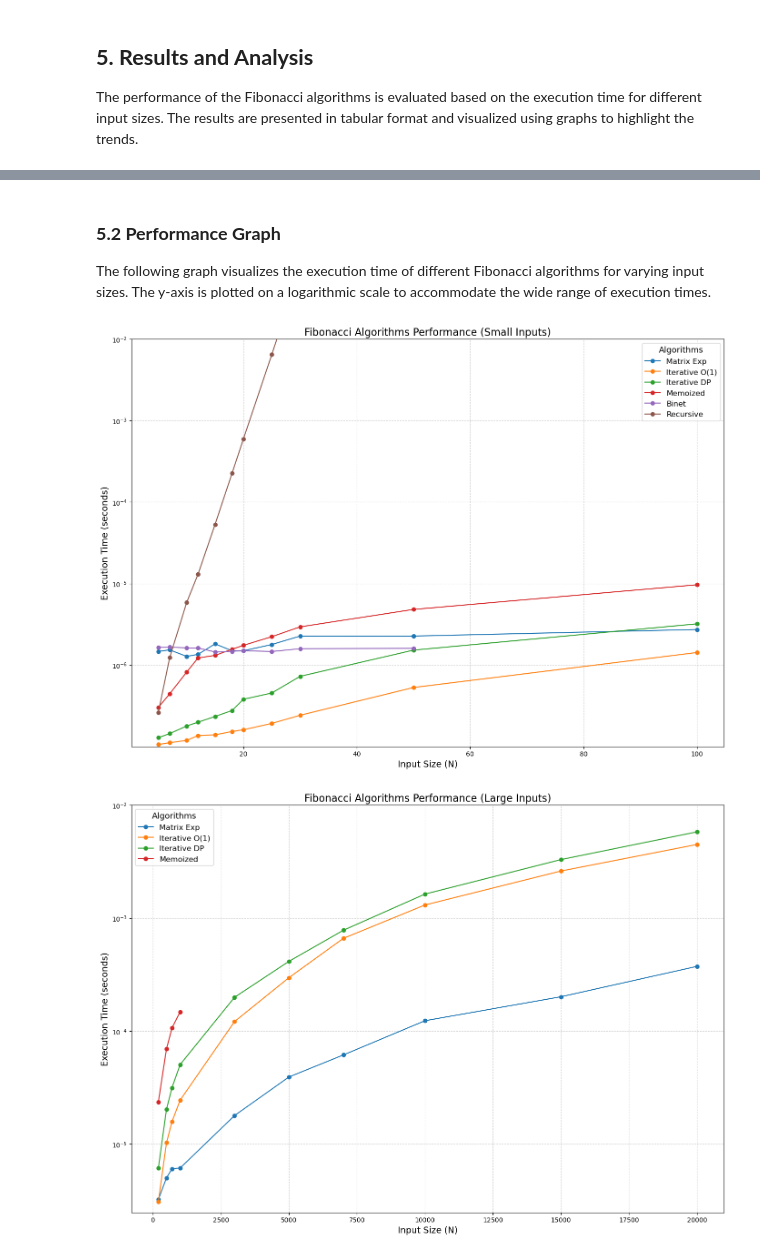
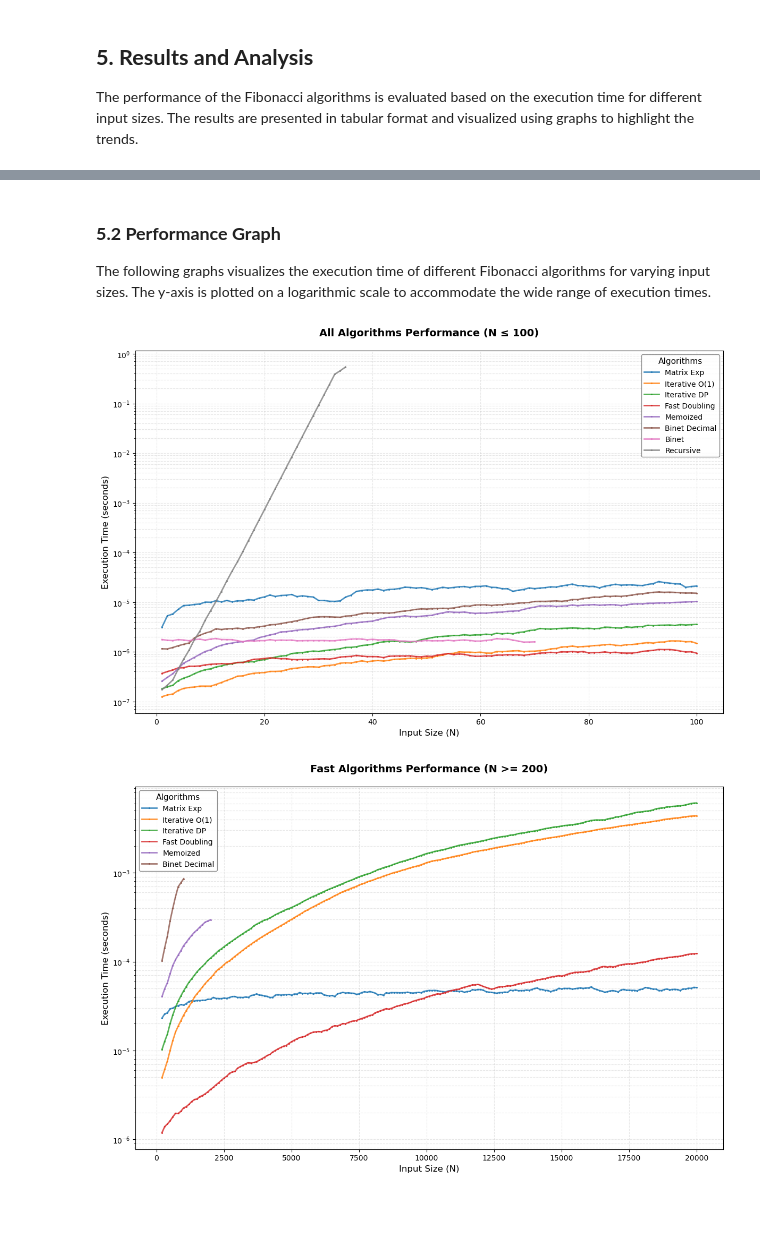
Before and after one commit to sergedbs/algorithms-analysis, a Jupyter notebook: notebooks/01-fibonacci/01-fibonacci.ipynb, the cells around one changed output, grey strips where cells are left out. Cells and saved outputs as stored; diff of their text form; code cells hidden in the pictures; blank space fills up the shorter version.

```diff
--- a/notebooks/01-fibonacci/01-fibonacci.ipynb
+++ b/notebooks/01-fibonacci/01-fibonacci.ipynb
@@ -189,7 +196,7 @@ $$
 # %%
 def fib_binet(n):
     if n > 70:
-        return "Overflow"
+        return -1
     phi = (1 + np.sqrt(5)) / 2
     psi = (1 - np.sqrt(5)) / 2
     return int((phi ** n - psi ** n) / np.sqrt(5))
@@ -251,9 +350,0 @@ fib_methods = {
-# %%
-# Function to measure execution time
-def measure_time(func, n, trials=5, number=50):
-
-    wrapper = lambda: func(n)
-    times = timeit.repeat(wrapper, repeat=trials, number=number)
-
-    result = func(n)
-    return result, np.median(times) / number
@@ -317,7 +410,33 @@ Running Iterative O(1) method for N = 20000...
+# %%
+# Test the performance measurement function
+def test_fibonacci_performance(test_values, trials=10):
+    results = []
+
+    with tqdm(test_values, desc="Testing N values", unit="n") as pbar:
+        for n in pbar:
+            row = {"N": n}
+            gc.collect()  # Clean up memory before each N
+
+            pbar.set_description(f"N={n}")
+
+            for name, func in fib_methods.items():
+                try:
+                    result, exec_time = measure_time(func, n, trials=trials)
+                    row[name] = "OVERFLOW" if result == "OVERFLOW" else exec_time
+                except Exception as e:
+                    print(f"\nError with {name} for n={n}: {e}")
+                    row[name] = "ERROR"
+
+            results.append(row)
+
+    return pd.DataFrame(results)
 # %% [markdown]
 ## **5. Results and Analysis**
 
 The performance of the Fibonacci algorithms is evaluated based on the execution time for different input sizes. The results are presented in tabular format and visualized using graphs to highlight the trends.
+# %%
+# Run performance test
+df_results = test_fibonacci_performance(test_inputs)
 # %% [markdown]
 ### **5.1 Execution Time Table**
 
@@ -364,4 +479,4 @@ export_results(df_results)
 # %% [markdown]
 ### **5.2 Performance Graph**
 
-The following graph visualizes the execution time of different Fibonacci algorithms for varying input sizes. The y-axis is plotted on a logarithmic scale to accommodate the wide range of execution times.
+The following graphs visualizes the execution time of different Fibonacci algorithms for varying input sizes. The y-axis is plotted on a logarithmic scale to accommodate the wide range of execution times.
@@ -454,8 +571,6 @@ def plot_combined_performance(df):
 # %%
-# Generate and save plots for small and large input sets
-plot_fibonacci_performance(df_small, "small")
-plot_fibonacci_performance(df_large, "large")
-plot_combined_performance(df_numeric)
+# Generate and save the plots
+plot_fibonacci_performance(df_results, plots_path)
 # %% [output]
-[figure, old version]
+[figure, new version]
-[figure, old version]
+[figure, new version]
```
Also changed, not shown: parts of 47 cells of this notebook, 2 other files.
